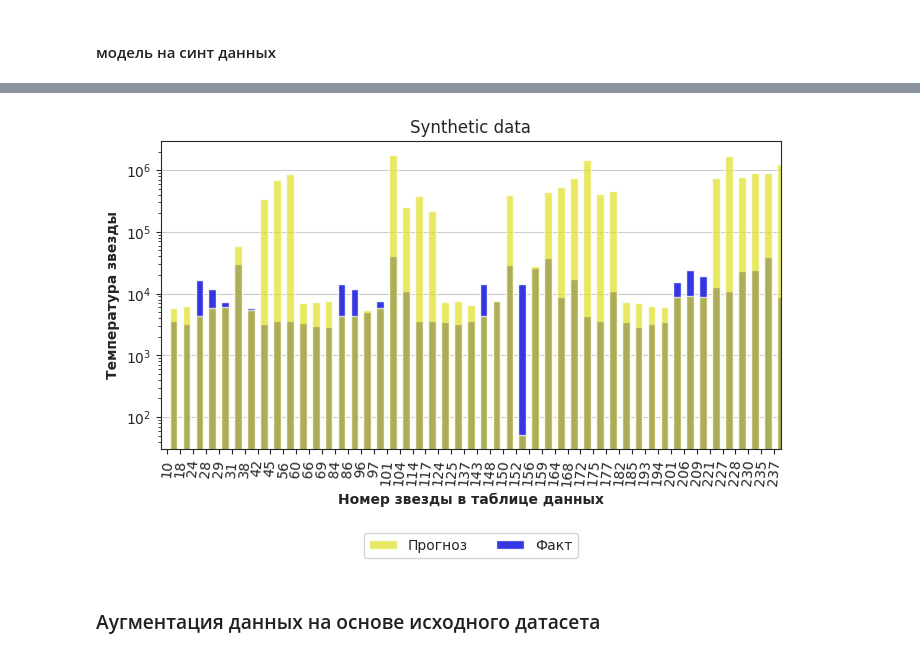
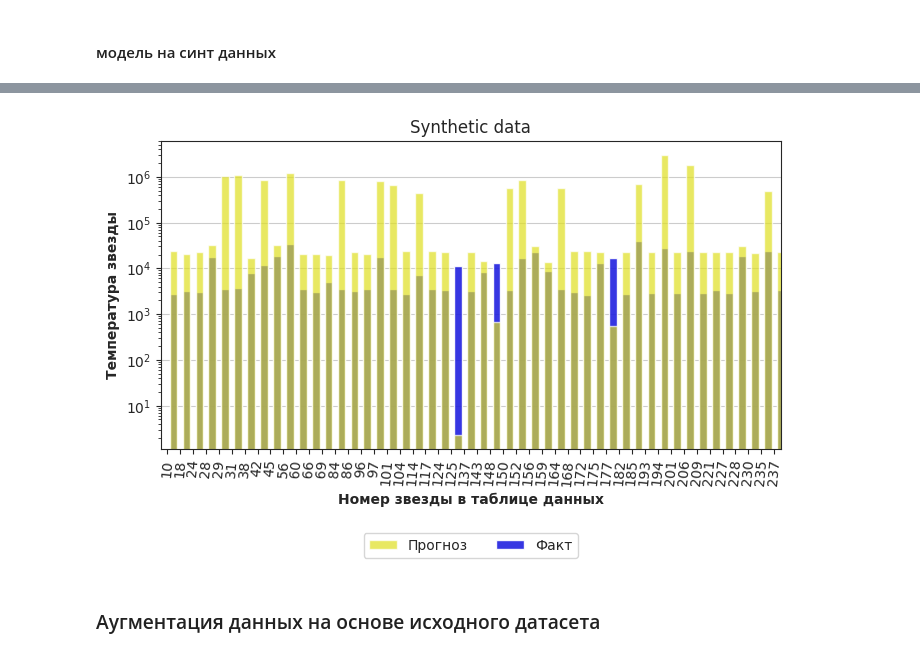
Before and after one commit to AV-BOLT/Stars_temp_prediction, a Jupyter notebook: нейронные_сети_1.ipynb, the cells around one changed output, grey strips where cells are left out. Saved outputs shown, nothing was run; the diff lists cells and outputs as text; code cells hidden in the pictures.

```diff
--- a/нейронные_сети_1.ipynb
+++ b/нейронные_сети_1.ipynb
@@ -406,6 +410,0 @@ Epoch [10000/10000], Loss: 8392220.0
-# %%
-model.eval()  # Перевести модель в режим оценки
-with torch.no_grad():
-    test_outputs = model(X_test)
-    rmse_baseline = np.sqrt(loss(test_outputs, y_test))
-print(f'Baseline Loss: {rmse_baseline}')
@@ -438,14 +443,14 @@ plot(y_test, test_outputs, 'Baseline')
 # %%
 class DropoutModel(nn.Module):
-    def __init__(self, input_neurons, hidden_neurons, output_neurons):
+    def __init__(self, input_neurons, hidden_neurons, output_neurons, best_dropout):
         super(DropoutModel, self).__init__()
 
         self.fc1 = nn.Linear(input_neurons, hidden_neurons)
         self.act1 = nn.ReLU()
-        self.dropout1 = nn.Dropout(p=0.5) # 50% dropout после первого слоя
+        self.dropout1 = nn.Dropout(p=best_dropout) # 50% dropout после первого слоя
         self.fc2 = nn.Linear(hidden_neurons, output_neurons)
         self.act2 = nn.ReLU()
-        self.dropout2 = nn.Dropout(p=0.5) # 50% dropout после второго слоя
+        self.dropout2 = nn.Dropout(p=best_dropout) # 50% dropout после второго слоя
 
         nn.init.xavier_uniform_(self.fc1.weight)
         nn.init.constant_(self.fc1.bias, 0)
@@ -496,0 +583,6 @@ Epoch [10000/10000], Loss: 101702168.0
+# %%
+model = BaselineModel(input_neurons,
+                        hidden_neurons,
+                        output_neurons)
+
+optimizer = torch.optim.Adam(model.parameters(), lr=0.01)
@@ -894,11 +945,11 @@ for epoch in range(num_epochs):
     if (epoch + 1) % 1000 == 0:
         print(f'Epoch [{epoch + 1}/{num_epochs}], Loss: {loss_train.item()}')
 
-model.eval()  # Перевести модель в режим оценки
+        model.eval()  # Перевести модель в режим оценки
 
-with torch.no_grad():
-    test_outputs = model(X_test)
-    test_loss = loss(test_outputs, y_test)
+        with torch.no_grad():
+            valid_outputs = model(X_valid)
+            valid_loss = loss(valid_outputs, y_valid)
 
-print(f'Test Loss: {test_loss.item()}')
+        print(f'Valid Loss: {np.sqrt(valid_loss.item())}')
 # %% [output]
@@ -926,7 +998,7 @@ result
 # %%
-plot(y_test, test_outputs, 'Synthetic data')
+plot(y_valid, valid_outputs, 'Synthetic data')
 # %% [output]
-[figure, old version]
+[figure, new version]
 # %% [markdown]
 ### Аугментация данных на основе исходного датасета
 # %%
```
Also changed, not shown: parts of 81 cells of this notebook.
